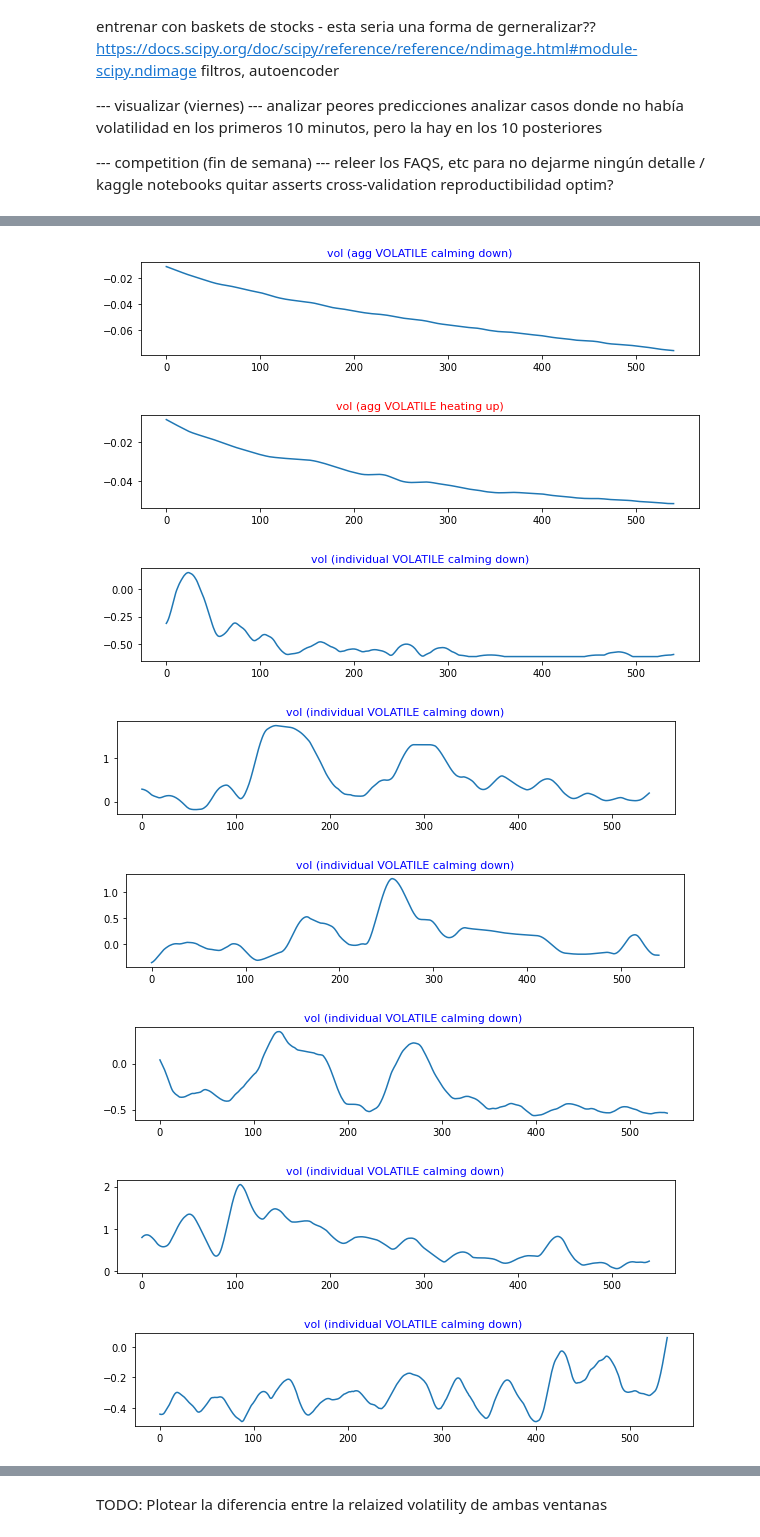
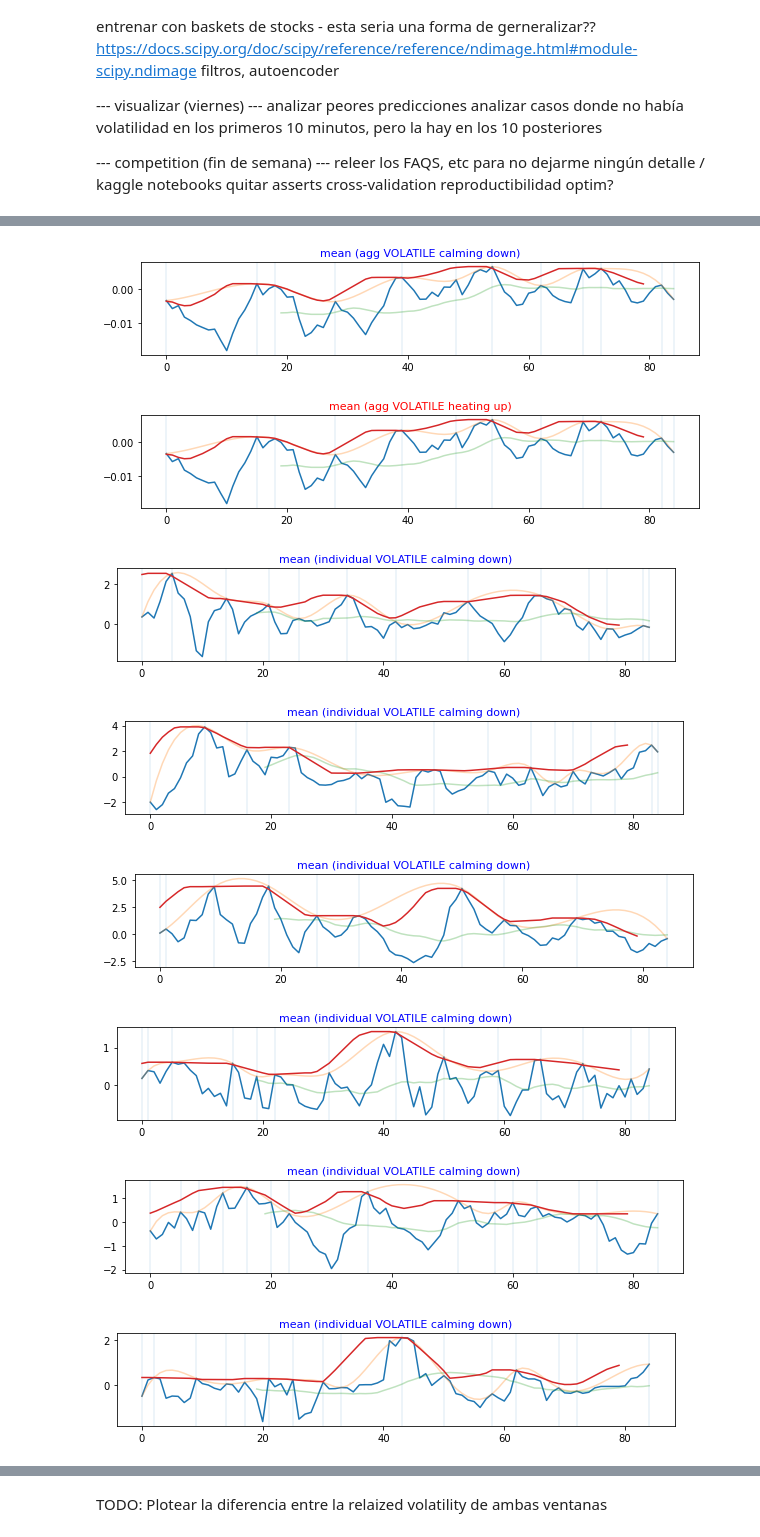
Before and after one commit to codefluence/optiver, a Jupyter notebook: OPTIVER.ipynb, the cells around one changed output, grey strips where cells are left out. Cells and saved outputs as stored; diff of their text form; code cells hidden in the pictures.

```diff
--- a/OPTIVER.ipynb
+++ b/OPTIVER.ipynb
@@ -75,4 +80,4 @@ np.random.seed(0)
 # %%
-data = OptiverDataModule(scale=True, kernel_size=30, stride=2)
+data = OptiverDataModule(scale=True, kernel_size=6, stride=6, mks=30)
 # %% [output]
 reading tensors file...
@@ -151,0 +160,13 @@ len(volatile), len(quite)
+# %%
+s=series[1,0]
+
+x = [0,5,10,15,20,25,30,35,40,45,50,55,60,65,70,75,80,84]
+y = s[x]
+xs = torch.linspace(0, 84, 84)
+#xs[4]=np.nan
+
+print(x)
+fig, (ax) = plt.subplots(1,1,figsize=(10,3))
+plt.plot(s, alpha=1.2)
+#plt.plot(interp(torch.tensor(x), torch.tensor(y), xs))
+plt.plot(integ(torch.tensor(np.arange(85)), torch.tensor(s), xs))
@@ -156,12 +181,12 @@ len(volatile), len(quite)
 def getvarname(i):
     if i==0: return 'raw'
     if i==1: return 'mean'
-    if i==2: return 'vol'
-    if i==3: return 'max'
-    if i==4: return 'gap'
+    if i==2: return 'std'
+    if i==3: return 'min-max spread'
+    if i==4: return 'max'
     return str(i)
 
-def show_agg_series(bunch, voltype, maxim=100000, num_ind=10):
+def show_agg_series(bunch, voltype, maxim=100000, num_ind=8):
 
     everything   = np.mean(series[bunch.series],axis=0)
     calming_down = np.mean(series[bunch.iloc[:maxim].series],axis=0)
@@ -169,45 +194,68 @@ def show_agg_series(bunch, voltype, maxim=100000, num_ind=10):
 
     individual_calming_down = series[bunch.iloc[:num_ind].series]
     individual_heating_up = series[bunch.iloc[-num_ind:].series]
 
     def display(s, t, r):
 
-        fig, ax = plt.subplots(1,1,figsize=(10,1.7))
+        fig, (ax) = plt.subplots(1,1,figsize=(10,1.7))#1.7
 
         ax.set_title(t,fontsize=11, color = ('red' if r else 'blue'))
-        ax.plot(s)#, alpha=.8
-        #ax.set_ylim(l, h)
+        ax.plot(s, alpha=1); #ax.set_ylim(l, h)
+
+        #peaks, _ = find_peaks(s, prominence=0.1)
+        #print('peaks',peaks); print('maxi',argrelmax(s,order=30)[0])
+        peaks = argrelmax(s,order=2)[0]
+
+        if not 0 in peaks:
+            peaks = np.append(peaks, [0])
+
+        if not (len(s)-1) in peaks:
+            peaks = np.append(peaks, [len(s)-1])
+
+        for p in peaks:
+            ax.axvline(x=p, alpha=0.1)
+
+        if len(peaks)>3:
+
+            f = interp1d(peaks, s[peaks], kind='cubic')
+            ax.plot(f(range(len(s))), alpha=0.3)
+
+        rolling = pd.Series(s).rolling(20).mean()
+        ax.plot(rolling, alpha=0.3)
+
+        x = F.max_pool1d(torch.tensor(s).unsqueeze(0).unsqueeze(0), 10, 1, padding=5)
+        x = F.avg_pool1d(x, kernel_size=7, stride=1).squeeze()
+        ax.plot(x)
 
         plt.show()
 
     for i in range(everything.shape[0]):
 
-        if not i in [2]:
+        if not i in [1]:
             continue
 
         display(calming_down[i], getvarname(i) + ' (agg ' + voltype.upper() + ' calming down)', False)
         display(heating_up[i], getvarname(i) + ' (agg ' + voltype.upper() + ' heating up)', True)
         #display(everything[i], getvarname(i) + ' (agg ' + voltype + ' going up or down)', lol)
-
         print()
 
         for j in range(num_ind):
             display(individual_calming_down[j,i], getvarname(i) + ' (individual ' + voltype.upper() + ' calming down)', False)
 
         for j in range(num_ind):
             display(individual_heating_up[j,i], getvarname(i) + ' (individual ' + voltype.upper() + ' heating up)', True)
 
 show_agg_series(volatile, 'volatile')
-print()
+print(); print()
 show_agg_series(quite, 'non-volatile')
-print()
+print(); print()
 #show_agg_series(targets, 'mix of volatile and quite')
 # %% [output]
-[figure, old version]
+[figure, new version]
-[figure, old version]
+[figure, new version]
-[figure, old version]
+[figure, new version]
-[figure, old version]
+[figure, new version]
-[figure, old version]
+[figure, new version]
-[figure, old version]
+[figure, new version]
-[figure, old version]
+[figure, new version]
-[figure, old version]
+[figure, new version]
```
Also changed, not shown: parts of 9 cells of this notebook, 9 other files.
